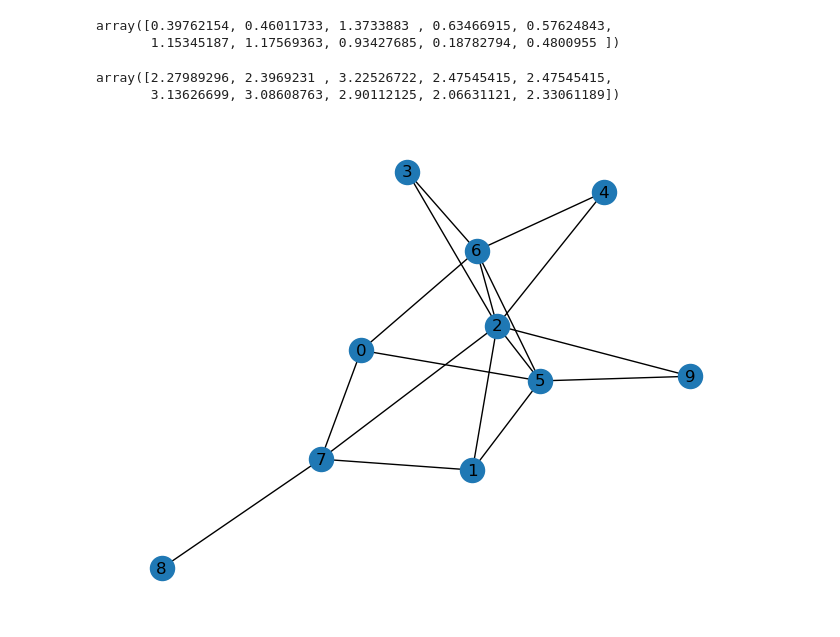
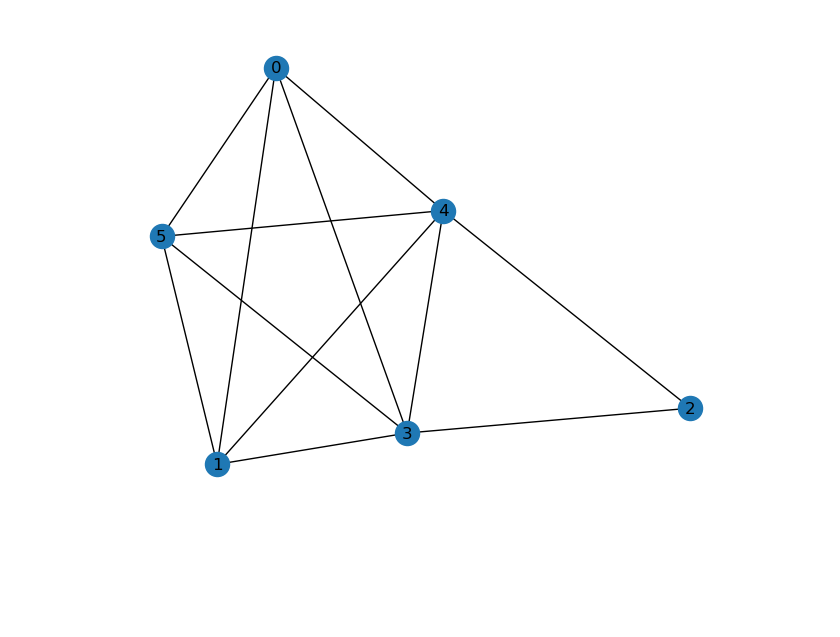
Before and after one commit to andrewklayk/frankwolfe-maxclique-ods, a Jupyter notebook: main.ipynb, the cells around one changed output. Cells and saved outputs as stored; diff of their text form; code cells hidden in the pictures; blank space fills up the shorter version.

```diff
--- a/main.ipynb
+++ b/main.ipynb
@@ -76,15 +70,11 @@ def make_test_graph(n, p):
     r = [0,1]
     A = np.tril(np.random.default_rng().choice(a=r, size=(n,n),p=[1-p, p]), k=-1)
     A = A + A.T
-    # for i in range(n):
-    #     A[i,i] = 1
     return A
 
 def draw_graph(A):
     import networkx as nx
     A_ = np.copy(A)
-    for i in range(A_.shape[0]):
-        A_[i,i] = 0
     G = nx.Graph(A_)
     nx.draw(G, labels={i:f'{i}' for i in range(A.shape[0])})
 # %%
@@ -102,19 +89,9 @@ grad_sp = approx_fprime(x_0, lambda x: maxclique_target(A, x))
-# %%
-grad_sp
-# %% [output]
-array([0.39762154, 0.46011733, 1.3733883 , 0.63466915, 0.57624843,
-       1.15345187, 1.17569363, 0.93427685, 0.18782794, 0.4800955 ])
-# %%
-maxclique_grad(A, x_0)
-# %% [output]
-array([2.27989296, 2.3969231 , 3.22526722, 2.47545415, 2.47545415,
-       3.13626699, 3.08608763, 2.90112125, 2.06631121, 2.33061189])
 # %%
-n = 10
-A = make_test_graph(n, 0.4)
+n = 6
+A = make_test_graph(n, 0.8)
 draw_graph(A)
 # %% [output]
-[figure, old version]
+[figure, new version]
 # %%
 x_0 = np.random.uniform(low=0.0, high=1.0, size=n)
 x_0 /= np.sum(x_0)
```
Also changed, not shown: parts of 14 cells of this notebook.
